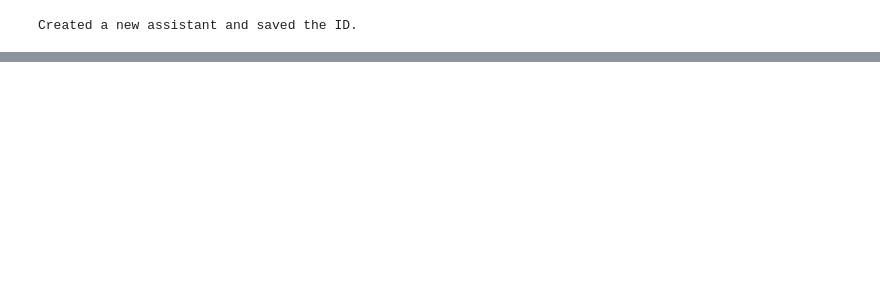
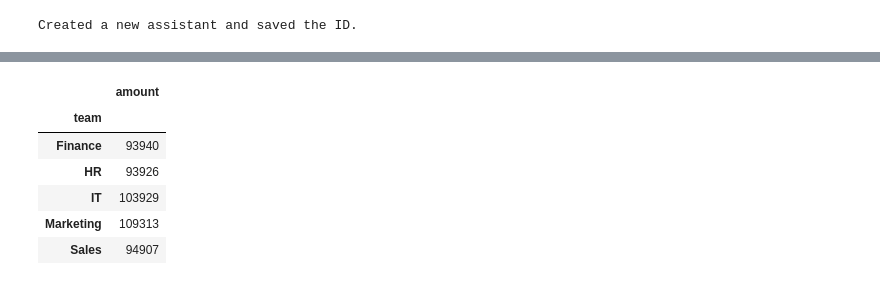
Before and after one commit to Starbz/Qonto_hackathon, a Jupyter notebook: research/agents_trials.ipynb, the cells around one changed output, grey strips where cells are left out. Drawn from its saved outputs; the diff is of its cells as text; code cells hidden in the pictures; blank space fills up the shorter version.

```diff
--- a/research/agents_trials.ipynb
+++ b/research/agents_trials.ipynb
@@ -381,0 +471,10 @@ data_filterered
+# %%
+data_filterered.groupby("team").sum()
+# %% [output]
+|  | amount |
+| team |  |
+| Finance | 93940 |
+| HR | 93926 |
+| IT | 103929 |
+| Marketing | 109313 |
+| Sales | 94907 |
```
Also changed, not shown: parts of 22 cells of this notebook, 4 other files.
